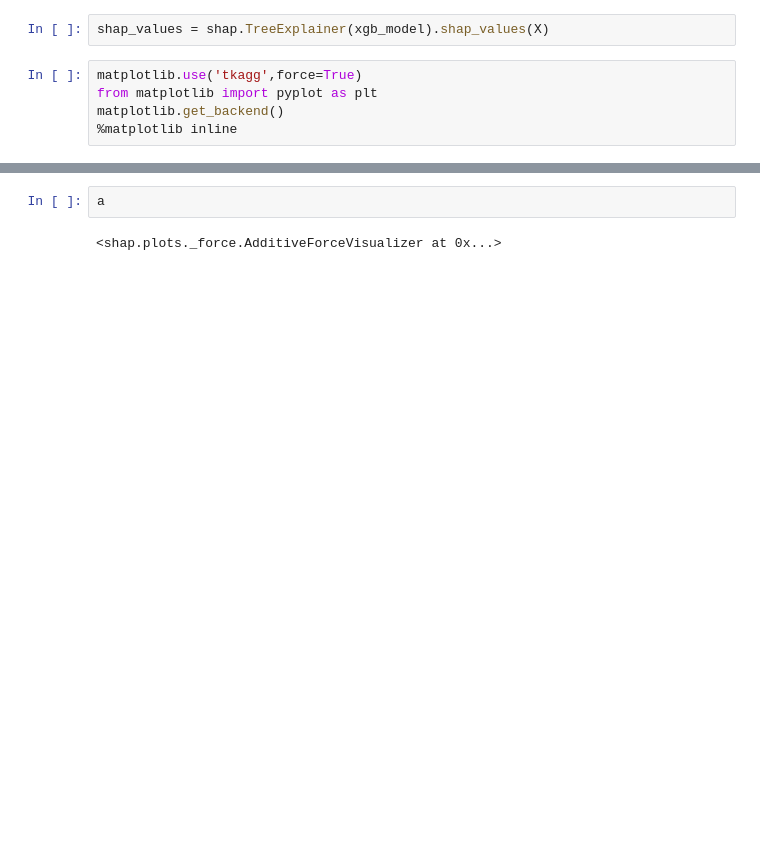
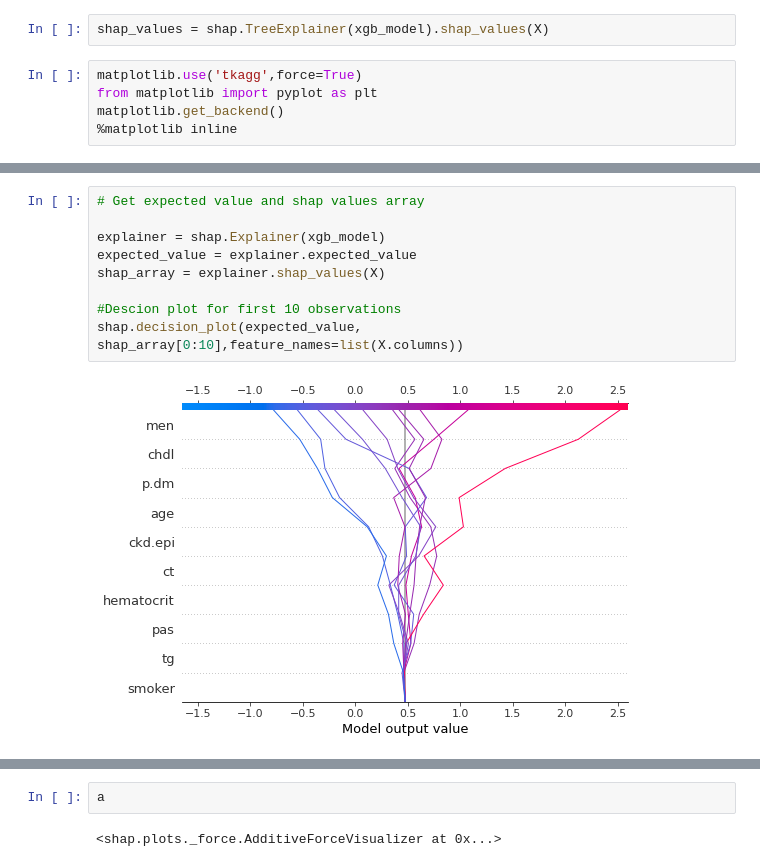
Before and after one commit to erictora/XHAP, a Jupyter notebook: models/Cox-XGB.ipynb, the cells around one changed output, grey strips where cells are left out. Saved outputs shown, nothing was run; the diff lists cells and outputs as text; blank space fills up the shorter version.

Commit message:
added some new cool graphs

```diff
--- a/models/Cox-XGB.ipynb
+++ b/models/Cox-XGB.ipynb
@@ -201,0 +190,11 @@ plt.colorbar()
+# %%
+# Get expected value and shap values array
+
+explainer = shap.Explainer(xgb_model)
+expected_value = explainer.expected_value
+shap_array = explainer.shap_values(X)
+
+#Descion plot for first 10 observations
+shap.decision_plot(expected_value, shap_array[0:10],feature_names=list(X.columns))
+# %% [output]
+[figure, added]
```
Also changed, not shown: parts of 12 cells of this notebook.
